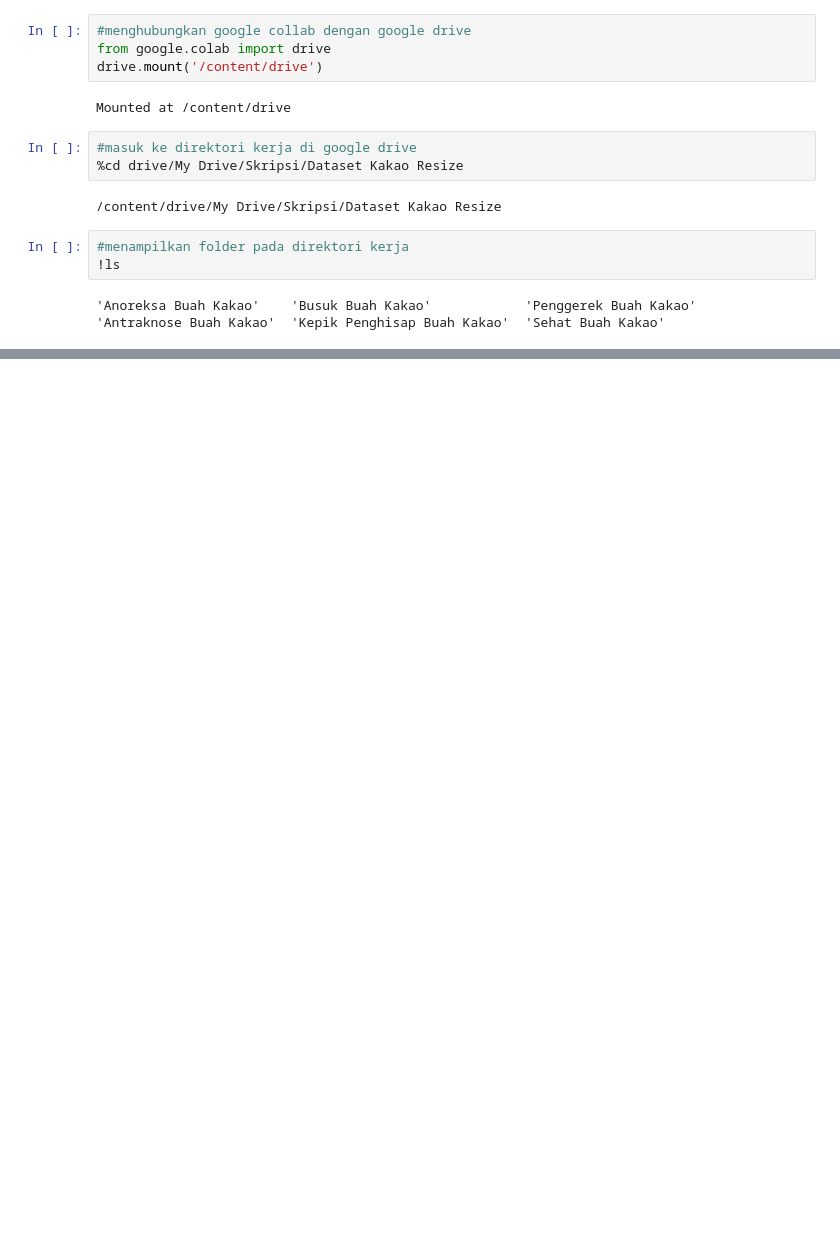
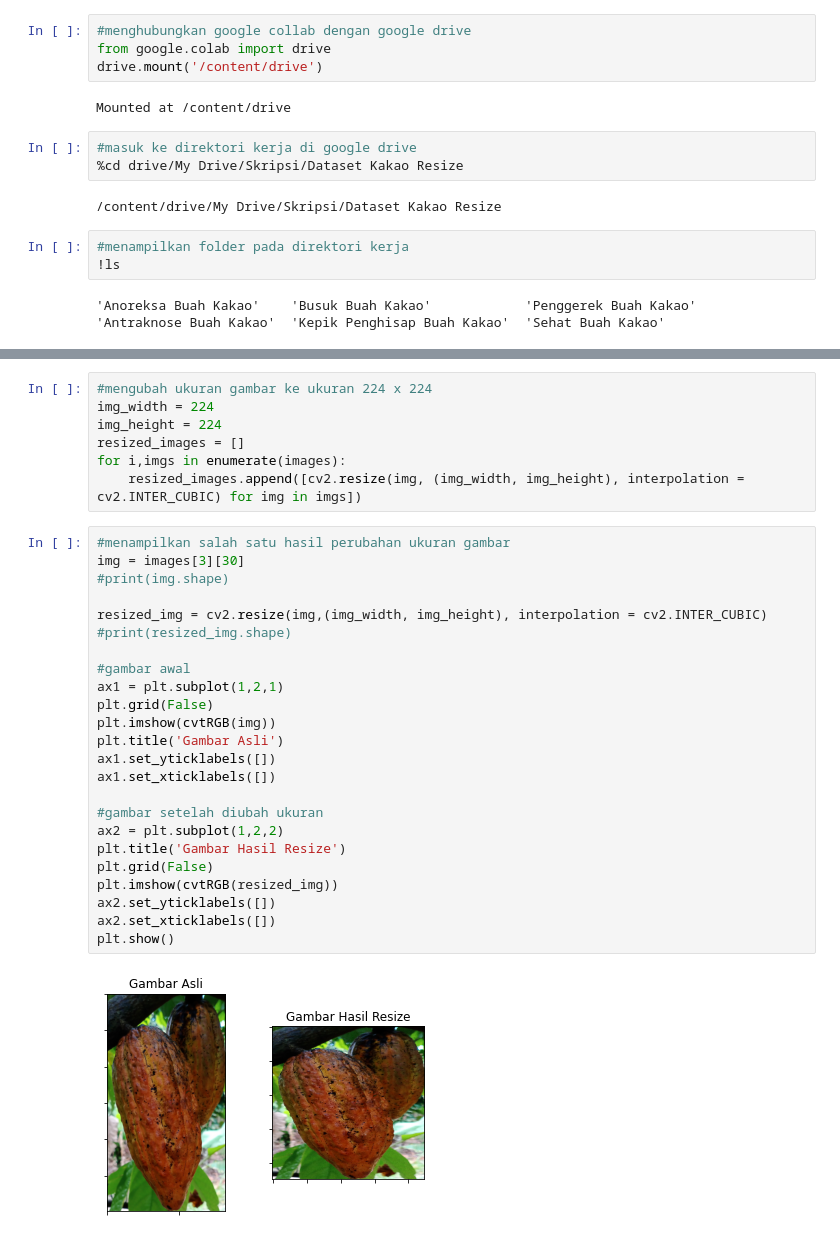
Before and after one commit to nevalenaginda/identifikasi-penyakit-buah-kakao, a Jupyter notebook: Identifikasi_Penyakit_Pada_Buah_Kakao.ipynb, the cells around one changed output, grey strips where cells are left out. Saved outputs shown, nothing was run; the diff lists cells and outputs as text; blank space fills up the shorter version.

```diff
--- a/Identifikasi_Penyakit_Pada_Buah_Kakao.ipynb
+++ b/Identifikasi_Penyakit_Pada_Buah_Kakao.ipynb
@@ -30,0 +105,33 @@ Mounted at /content/drive
+# %%
+#mengubah ukuran gambar ke ukuran 224 x 224
+img_width = 224
+img_height = 224
+resized_images = []
+for i,imgs in enumerate(images):
+    resized_images.append([cv2.resize(img, (img_width, img_height), interpolation = cv2.INTER_CUBIC) for img in imgs])
+# %%
+#menampilkan salah satu hasil perubahan ukuran gambar
+img = images[3][30]
+#print(img.shape)
+
+resized_img = cv2.resize(img,(img_width, img_height), interpolation = cv2.INTER_CUBIC)
+#print(resized_img.shape)
+
+#gambar awal
+ax1 = plt.subplot(1,2,1)
+plt.grid(False)
+plt.imshow(cvtRGB(img))
+plt.title('Gambar Asli')
+ax1.set_yticklabels([])
+ax1.set_xticklabels([])
+
+#gambar setelah diubah ukuran
+ax2 = plt.subplot(1,2,2)
+plt.title('Gambar Hasil Resize')
+plt.grid(False)
+plt.imshow(cvtRGB(resized_img))
+ax2.set_yticklabels([])
+ax2.set_xticklabels([])
+plt.show()
+# %% [output]
+[figure, added]
```
Also changed, not shown: parts of 8 cells of this notebook.
